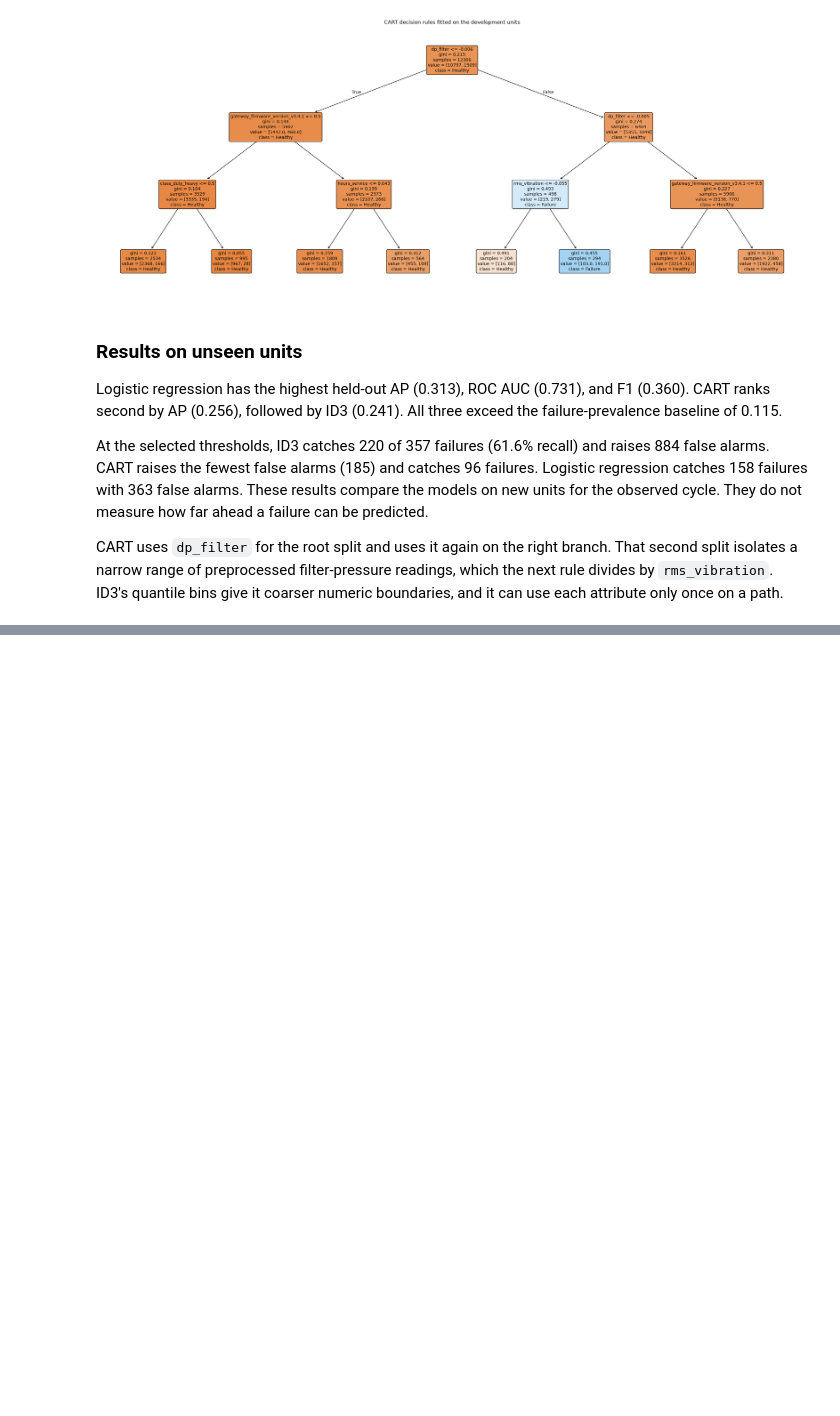
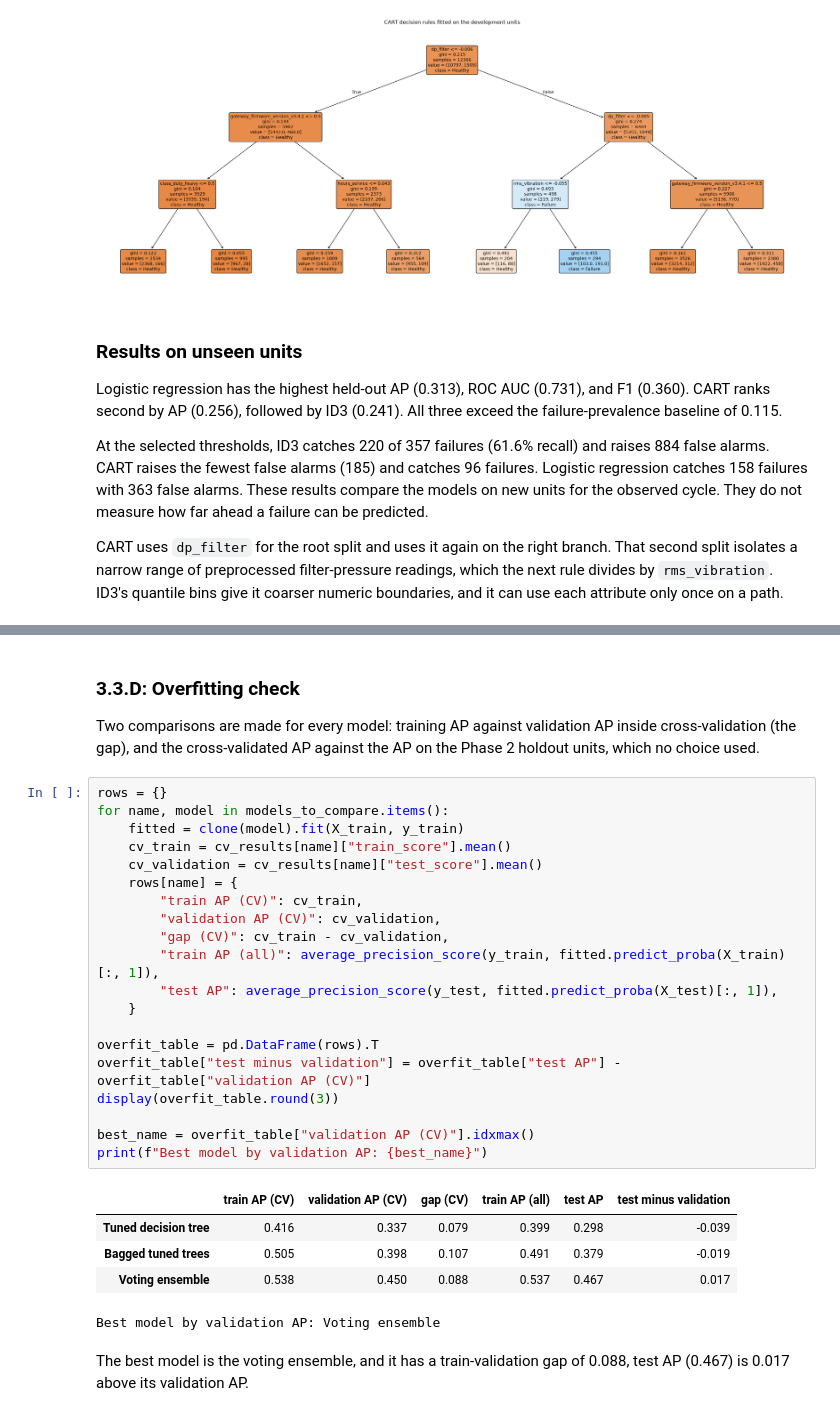
Before and after one commit to CIEXYZ/IAU_Kysil_Petrishka, a Jupyter notebook: src/phase3.ipynb, the cells around one changed output, grey strips where cells are left out. Cells and saved outputs as stored; diff of their text form; blank space fills up the shorter version.

```diff
--- a/src/Phase3.ipynb
+++ b/src/phase3.ipynb
@@ -484,0 +585,32 @@ CART uses `dp_filter` for the root split and uses it again on the right branch.
+# %% [markdown]
+### 3.3.D: Overfitting check
+
+Two comparisons are made for every model: training AP against validation AP inside cross-validation (the gap), and the cross-validated AP against the AP on the Phase 2 holdout units, which no choice used.
+# %%
+rows = {}
+for name, model in models_to_compare.items():
+    fitted = clone(model).fit(X_train, y_train)
+    cv_train = cv_results[name]["train_score"].mean()
+    cv_validation = cv_results[name]["test_score"].mean()
+    rows[name] = {
+        "train AP (CV)": cv_train,
+        "validation AP (CV)": cv_validation,
+        "gap (CV)": cv_train - cv_validation,
+        "train AP (all)": average_precision_score(y_train, fitted.predict_proba(X_train)[:, 1]),
+        "test AP": average_precision_score(y_test, fitted.predict_proba(X_test)[:, 1]),
+    }
+
+overfit_table = pd.DataFrame(rows).T
+overfit_table["test minus validation"] = overfit_table["test AP"] - overfit_table["validation AP (CV)"]
+display(overfit_table.round(3))
+
+best_name = overfit_table["validation AP (CV)"].idxmax()
+print(f"Best model by validation AP: {best_name}")
+# %% [output]
+|  | train AP (CV) | validation AP (CV) | gap (CV) | train AP (all) | test AP | test minus validation |
+| Tuned decision tree | 0.416 | 0.337 | 0.079 | 0.399 | 0.298 | -0.039 |
+| Bagged tuned trees | 0.505 | 0.398 | 0.107 | 0.491 | 0.379 | -0.019 |
+| Voting ensemble | 0.538 | 0.450 | 0.088 | 0.537 | 0.467 | 0.017 |
+Best model by validation AP: Voting ensemble
+# %% [markdown]
+The best model is the voting ensemble, and it has a train-validation gap of 0.088, test AP (0.467) is 0.017 above its validation AP.
```
Also changed, not shown: parts of 11 cells of this notebook.
